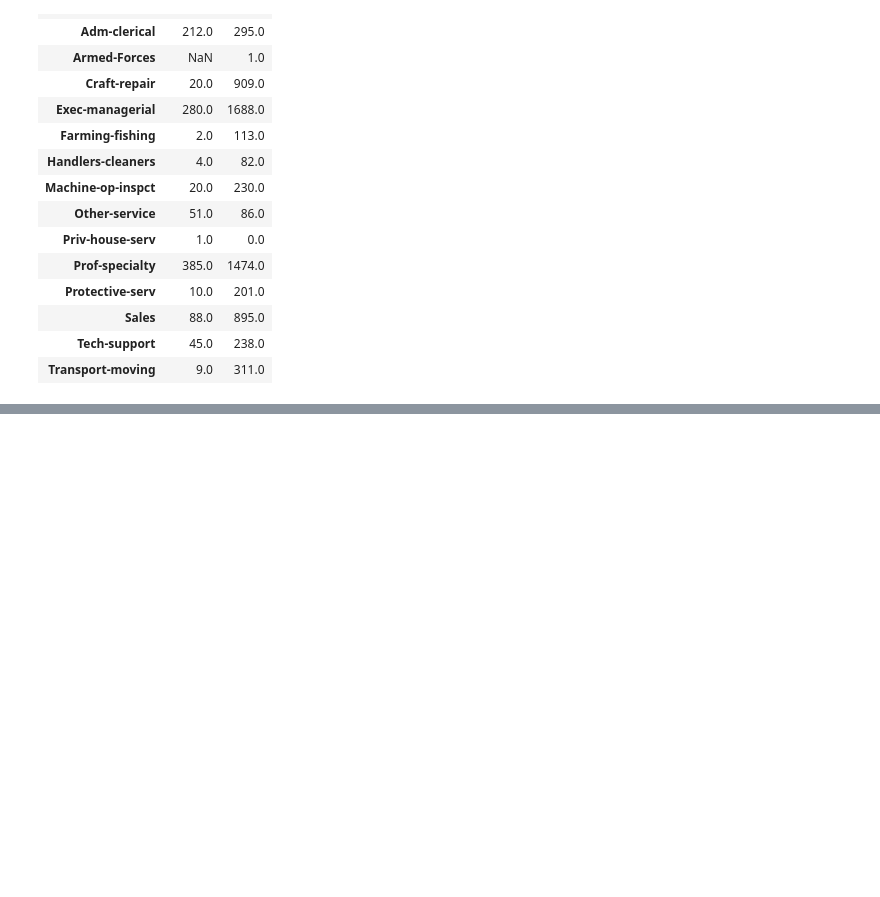
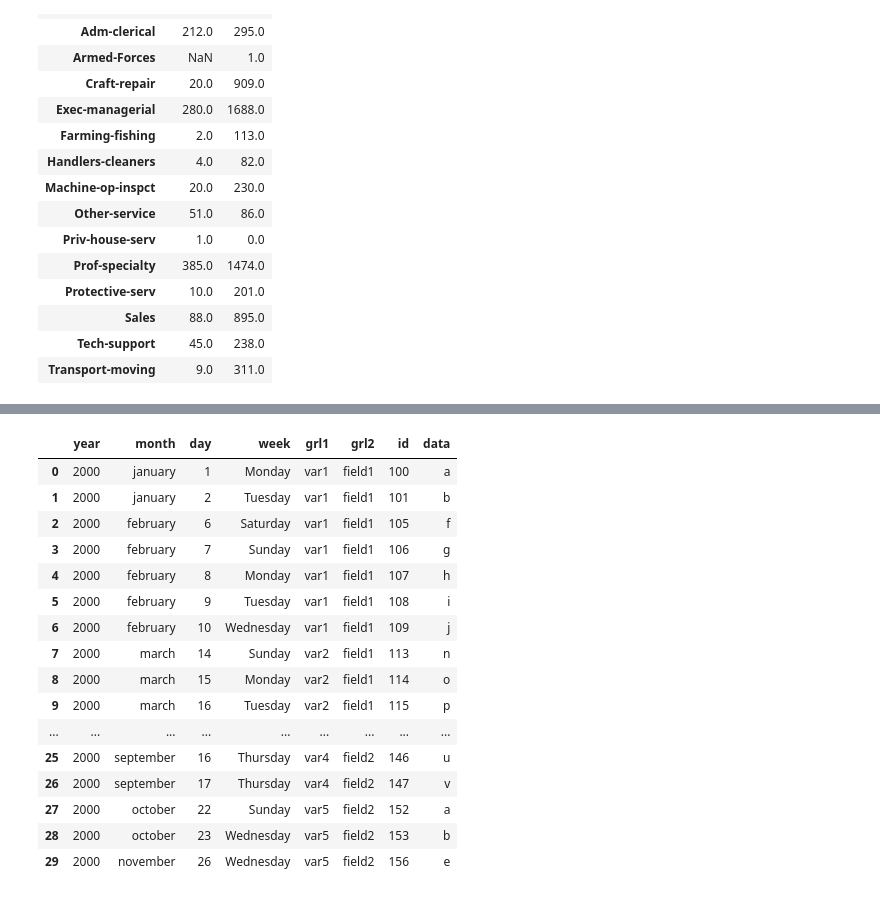
Before and after one commit to atzzom/datasc, a Jupyter notebook: grouping.ipynb, the cells around one changed output, grey strips where cells are left out. Cells and saved outputs as stored; diff of their text form; code cells hidden in the pictures; blank space fills up the shorter version.

Commit message:
008 added exercises on data sc for all 1.1 and 1.2

```diff
--- a/grouping.ipynb
+++ b/grouping.ipynb
@@ -182,0 +170,22 @@ pt2_copy.head(1)
+# %%
+grp = pd.read_excel('groups.xlsx')
+# %%
+grp.head(30)
+# %% [output]
+|  | year | month | day | week | grl1 | grl2 | id | data |
+| 0 | 2000 | january | 1 | Monday | var1 | field1 | 100 | a |
+| 1 | 2000 | january | 2 | Tuesday | var1 | field1 | 101 | b |
+| 2 | 2000 | february | 6 | Saturday | var1 | field1 | 105 | f |
+| 3 | 2000 | february | 7 | Sunday | var1 | field1 | 106 | g |
+| 4 | 2000 | february | 8 | Monday | var1 | field1 | 107 | h |
+| 5 | 2000 | february | 9 | Tuesday | var1 | field1 | 108 | i |
+| 6 | 2000 | february | 10 | Wednesday | var1 | field1 | 109 | j |
+| 7 | 2000 | march | 14 | Sunday | var2 | field1 | 113 | n |
+| 8 | 2000 | march | 15 | Monday | var2 | field1 | 114 | o |
+| 9 | 2000 | march | 16 | Tuesday | var2 | field1 | 115 | p |
+| ... | ... | ... | ... | ... | ... | ... | ... | ... |
+| 25 | 2000 | september | 16 | Thursday | var4 | field2 | 146 | u |
+| 26 | 2000 | september | 17 | Thursday | var4 | field2 | 147 | v |
+| 27 | 2000 | october | 22 | Sunday | var5 | field2 | 152 | a |
+| 28 | 2000 | october | 23 | Wednesday | var5 | field2 | 153 | b |
+| 29 | 2000 | november | 26 | Wednesday | var5 | field2 | 156 | e |
```
Also changed, not shown: parts of 7 cells of this notebook, 9 other files.
